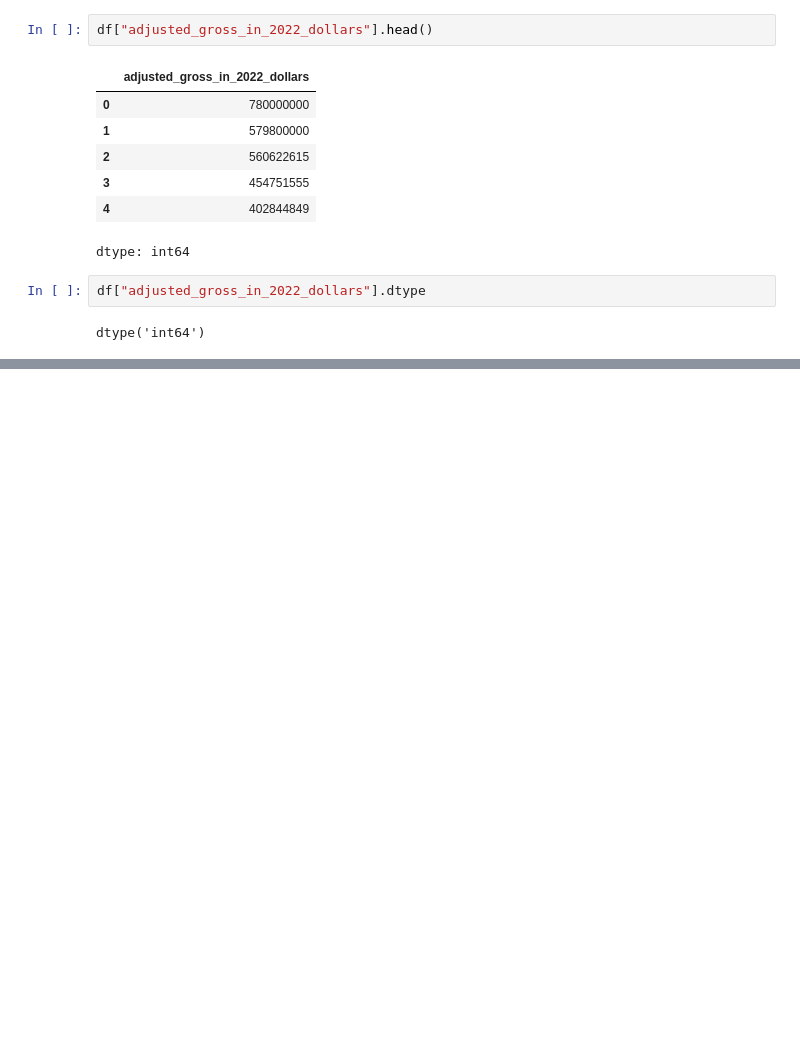
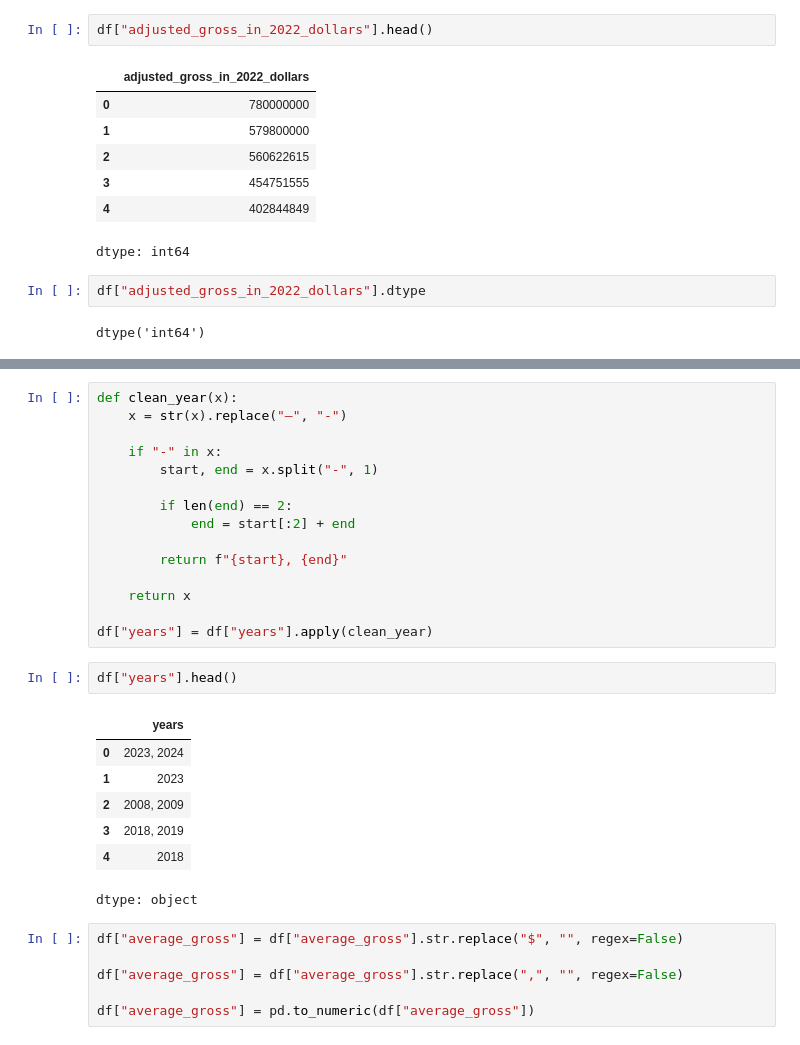
Before and after one commit to asmipandey18/Machine_learning, a Jupyter notebook: Data_cleaning.ipynb, the cells around one changed output, grey strips where cells are left out. Drawn from its saved outputs; the diff is of its cells as text; blank space fills up the shorter version.

```diff
--- a/Data_cleaning.ipynb
+++ b/Data_cleaning.ipynb
@@ -197,0 +212,31 @@ dtype('int64')
+# %%
+def clean_year(x):
+    x = str(x).replace("–", "-")
+
+    if "-" in x:
+        start, end = x.split("-", 1)
+
+        if len(end) == 2:
+            end = start[:2] + end
+
+        return f"{start}, {end}"
+
+    return x
+
+df["years"] = df["years"].apply(clean_year)
+# %%
+df["years"].head()
+# %% [output]
+|  | years |
+| 0 | 2023, 2024 |
+| 1 | 2023 |
+| 2 | 2008, 2009 |
+| 3 | 2018, 2019 |
+| 4 | 2018 |
+dtype: object
+# %%
+df["average_gross"] = df["average_gross"].str.replace("$", "", regex=False)
+
+df["average_gross"] = df["average_gross"].str.replace(",", "", regex=False)
+
+df["average_gross"] = pd.to_numeric(df["average_gross"])
```
Also changed, not shown: parts of 7 cells of this notebook.
